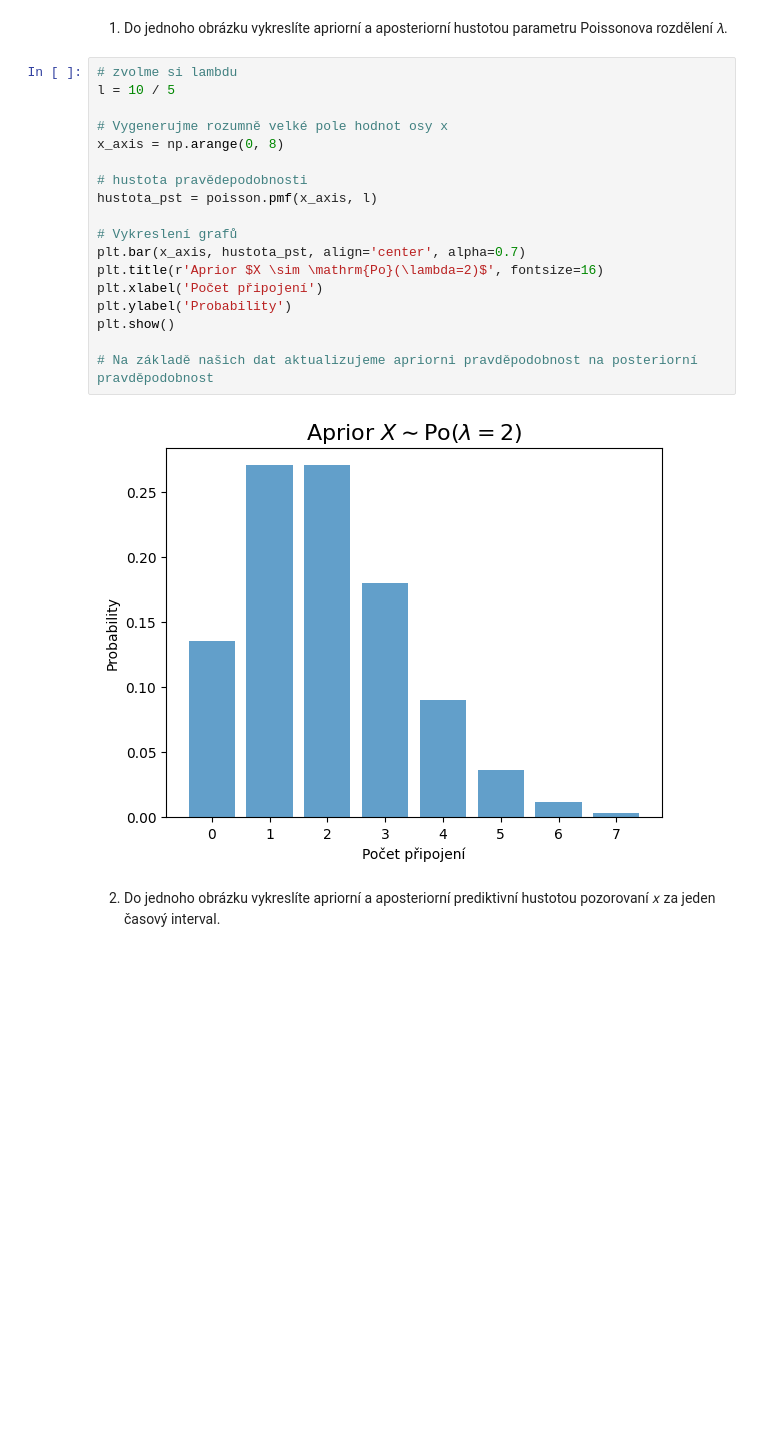
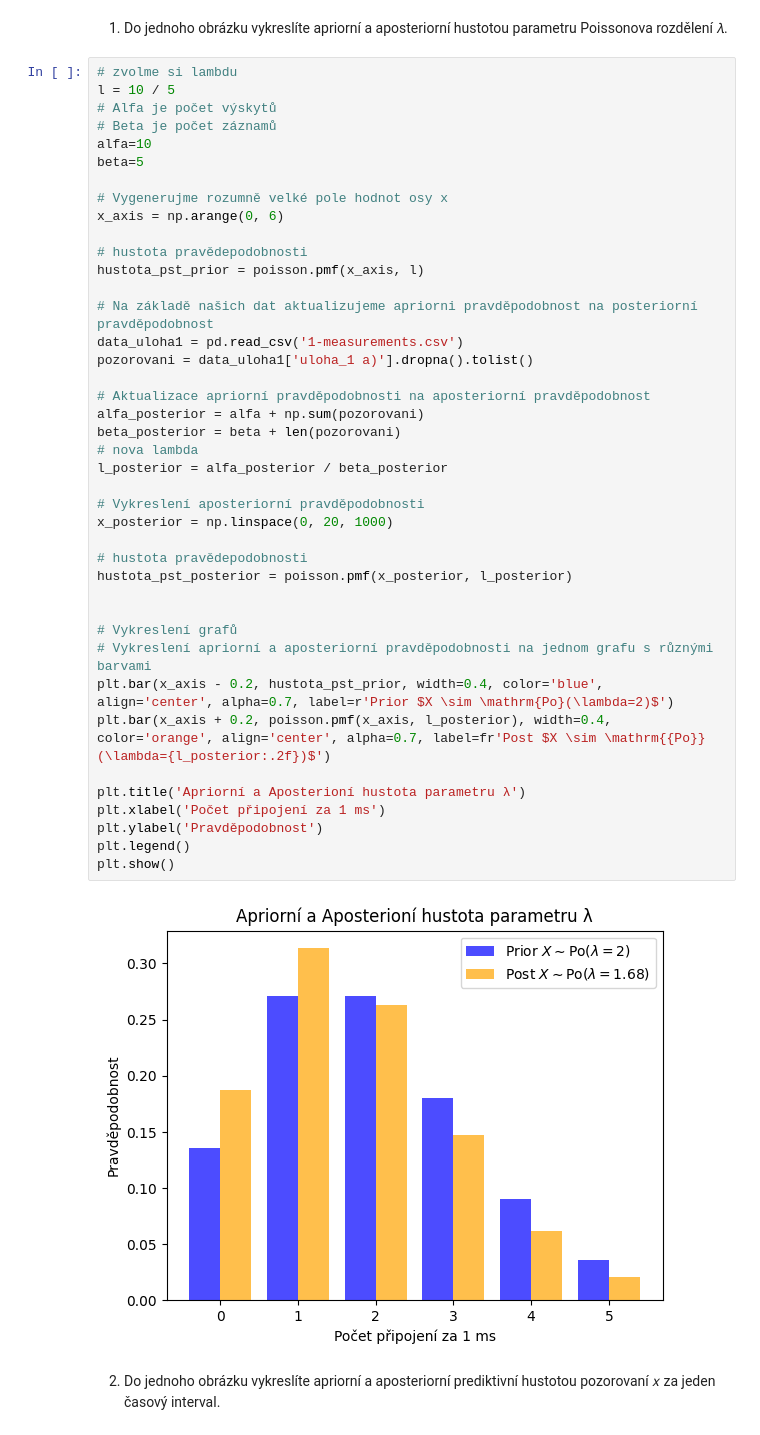
Before and after one commit to jakubKuznik/MSP-2-project, a Jupyter notebook: Kuzník_MSP_2-projekt.ipynb, the cells around one changed output. Cells and saved outputs as stored; diff of their text form; blank space fills up the shorter version.

```diff
--- a/Kuzník_MSP_2-projekt.ipynb
+++ b/Kuzník_MSP_2-projekt.ipynb
@@ -26,23 +29,46 @@ Vašim zadáním je z této expertní informace urči konjugované apriorní roz
 # %%
 # zvolme si lambdu
 l = 10 / 5
+# Alfa je počet výskytů
+# Beta je počet záznamů
+alfa=10
+beta=5
 
 # Vygenerujme rozumně velké pole hodnot osy x
-x_axis = np.arange(0, 8)
+x_axis = np.arange(0, 6)
 
 # hustota pravědepodobnosti
-hustota_pst = poisson.pmf(x_axis, l)
+hustota_pst_prior = poisson.pmf(x_axis, l)
+
+# Na základě našich dat aktualizujeme apriorni pravděpodobnost na posteriorní pravděpodobnost
+data_uloha1 = pd.read_csv('1-measurements.csv')
+pozorovani = data_uloha1['uloha_1 a)'].dropna().tolist()
+
+# Aktualizace apriorní pravděpodobnosti na aposteriorní pravděpodobnost
+alfa_posterior = alfa + np.sum(pozorovani)
+beta_posterior = beta + len(pozorovani)
+# nova lambda
+l_posterior = alfa_posterior / beta_posterior
+
+# Vykreslení aposteriorní pravděpodobnosti
+x_posterior = np.linspace(0, 20, 1000)
+
+# hustota pravědepodobnosti
+hustota_pst_posterior = poisson.pmf(x_posterior, l_posterior)
+
 
 # Vykreslení grafů
-plt.bar(x_axis, hustota_pst, align='center', alpha=0.7)
-plt.title(r'Aprior $X \sim \mathrm{Po}(\lambda=2)$', fontsize=16)
-plt.xlabel('Počet připojení')
-plt.ylabel('Probability')
+# Vykreslení apriorní a aposteriorní pravděpodobnosti na jednom grafu s různými barvami
+plt.bar(x_axis - 0.2, hustota_pst_prior, width=0.4, color='blue', align='center', alpha=0.7, label=r'Prior $X \sim \mathrm{Po}(\lambda=2)$')
+plt.bar(x_axis + 0.2, poisson.pmf(x_axis, l_posterior), width=0.4, color='orange', align='center', alpha=0.7, label=fr'Post $X \sim \mathrm{{Po}}(\lambda={l_posterior:.2f})$')
+
+plt.title('Apriorní a Aposterioní hustota parametru λ')
+plt.xlabel('Počet připojení za 1 ms')
+plt.ylabel('Pravděpodobnost')
+plt.legend()
 plt.show()
-
-# Na základě našich dat aktualizujeme apriorni pravděpodobnost na posteriorní pravděpodobnost
 # %% [output]
-[figure, old version]
+[figure, new version]
 # %% [markdown]
 2) Do jednoho obrázku vykreslíte apriorní a aposteriorní prediktivní hustotou pozorovaní 𝑥 za jeden časový interval.
 # %% [markdown]
```
Also changed, not shown: parts of 1 cell of this notebook.
